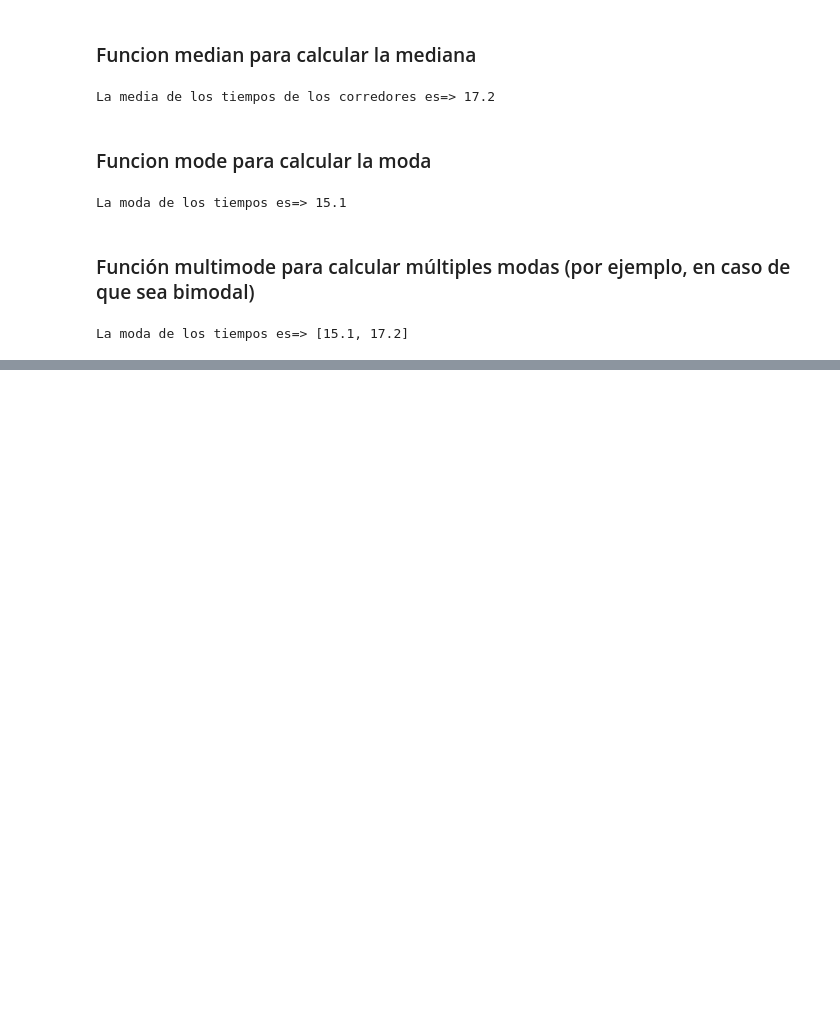
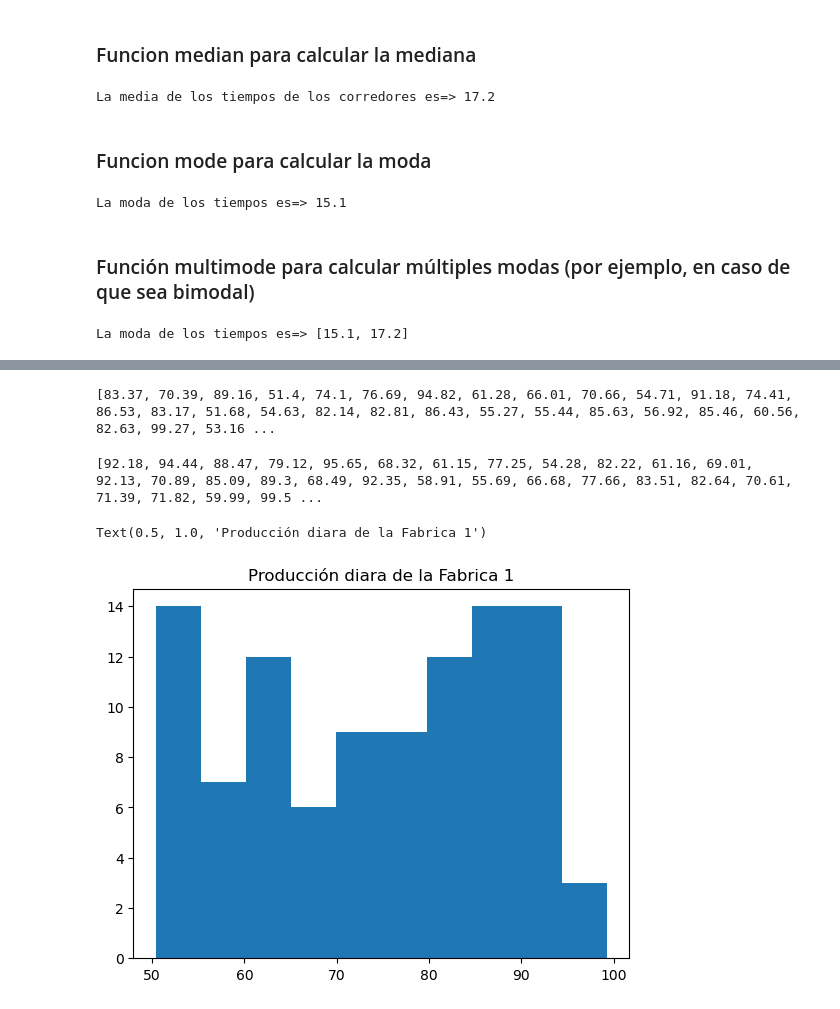
Before and after one commit to JoseGabriel-ITD/Probabilidad-y-Estadistica, a Jupyter notebook: Unidad1/PRO_U1_Practica_1.ipynb, the cells around one changed output, grey strips where cells are left out. Saved outputs shown, nothing was run; the diff lists cells and outputs as text; code cells hidden in the pictures; blank space fills up the shorter version.

```diff
--- a/Unidad1/PRO_U1_Practica_1.ipynb
+++ b/Unidad1/PRO_U1_Practica_1.ipynb
@@ -159,0 +168,16 @@ La moda de los tiempos es=> [15.1, 17.2]
+# %%
+fabrica1 = []
+for i in range(100):
+    numero_aleatorio = round( random.uniform(50, 100), 2 )
+    fabrica1.append(numero_aleatorio)
+print(fabrica1)
+# %% [output]
+[83.37, 70.39, 89.16, 51.4, 74.1, 76.69, 94.82, 61.28, 66.01, 70.66, 54.71, 91.18, 74.41, 86.53, 83.17, 51.68, 54.63, 82.14, 82.81, 86.43, 55.27, 55.44, 85.63, 56.92, 85.46, 60.56, 82.63, 99.27, 53.16 ...
+# %%
+fabrica2 = []
+for i in range(100):
+    numero_aleatorio2 = round( random.uniform(50, 100), 2 )
+    fabrica2.append(numero_aleatorio2)
+print(fabrica2)
+# %% [output]
+[92.18, 94.44, 88.47, 79.12, 95.65, 68.32, 61.15, 77.25, 54.28, 82.22, 61.16, 69.01, 92.13, 70.89, 85.09, 89.3, 68.49, 92.35, 58.91, 55.69, 66.68, 77.66, 83.51, 82.64, 70.61, 71.39, 71.82, 59.99, 99.5 ...
@@ -159,0 +187,6 @@ La moda de los tiempos es=> [15.1, 17.2]
+# %%
+plt.hist(fabrica1)
+plt.title("Producción diara de la Fabrica 1")
+# %% [output]
+Text(0.5, 1.0, 'Producción diara de la Fabrica 1')
+[figure, added]
```
Also changed, not shown: parts of 15 cells of this notebook.
